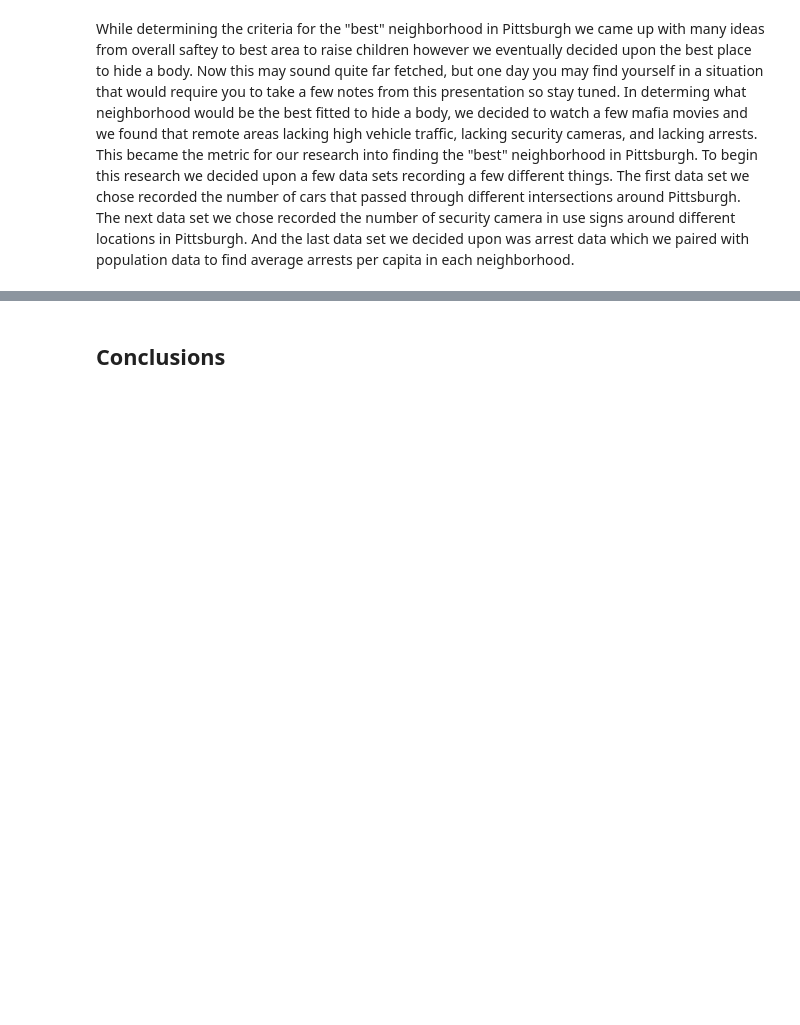
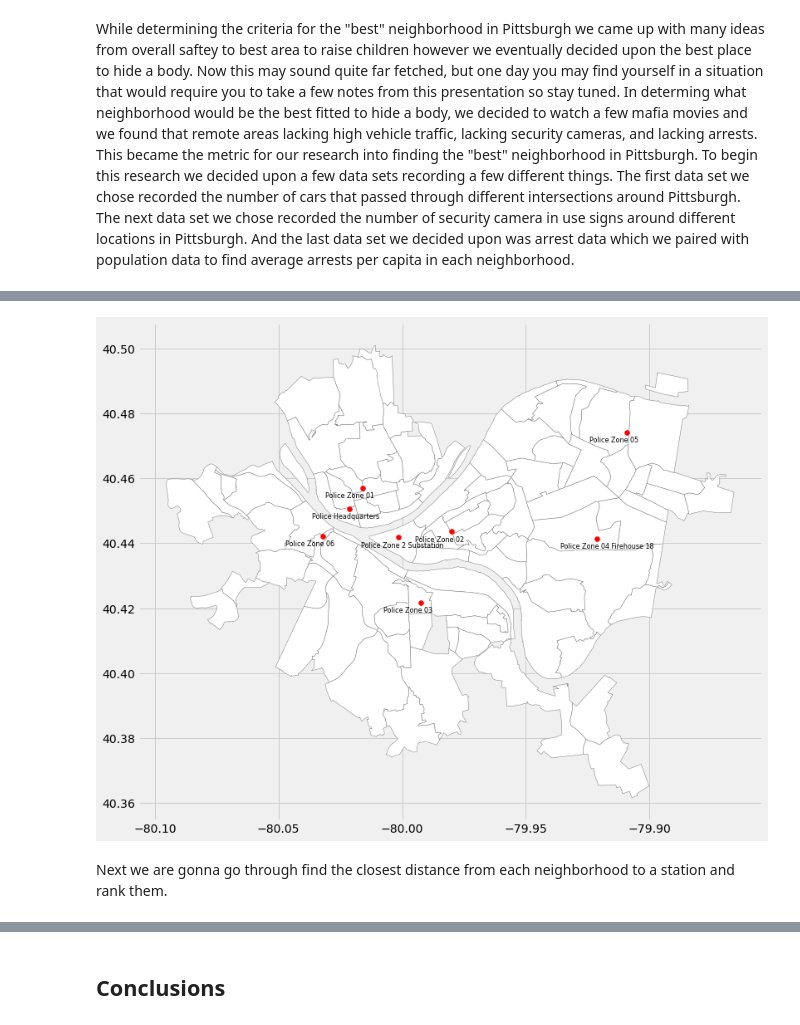
Before and after one commit to MattBartie/Harry-and-Matty-Final, a Jupyter notebook: MainCode.ipynb, the cells around one changed output, grey strips where cells are left out. Drawn from its saved outputs; the diff is of its cells as text; code cells hidden in the pictures; blank space fills up the shorter version.

```diff
--- a/MainCode.ipynb
+++ b/MainCode.ipynb
@@ -6,0 +54,6 @@ While determining the criteria for the "best" neighborhood in Pittsburgh we came
+# %%
+police = pd.read_csv("police.csv", usecols = ["latitude", "longitude", "type", "name"])
+police = police[police["type"]=="Police"][1:]
+new_police_station = pd.DataFrame({"latitude": [40.44215], "longitude": [-80.03218], "type": ["Police"], "name": ["Police Zone 06"]})
+police = concat([police, new_police_station], ignore_index=True)
+police.head(10)
@@ -6,0 +70,8 @@ While determining the criteria for the "best" neighborhood in Pittsburgh we came
+# %%
+fig, ax = plt.subplots(figsize = (12, 12))
+neighborhoods.plot(ax = ax, color = "white", edgecolor = "grey")
+plt.scatter(x=police["longitude"], y=police["latitude"], color="red", marker="o")
+for i, police_station in police.iterrows():
+    plt.text(police_station["longitude"] -0.015, police_station["latitude"]-0.003, police_station["name"], fontsize=8)
+# %% [output]
+[figure, added]
@@ -6,0 +84,2 @@ While determining the criteria for the "best" neighborhood in Pittsburgh we came
+# %% [markdown]
+Next we are gonna go through find the closest distance from each neighborhood to a station and rank them.
```
Also changed, not shown: parts of 14 cells of this notebook.
